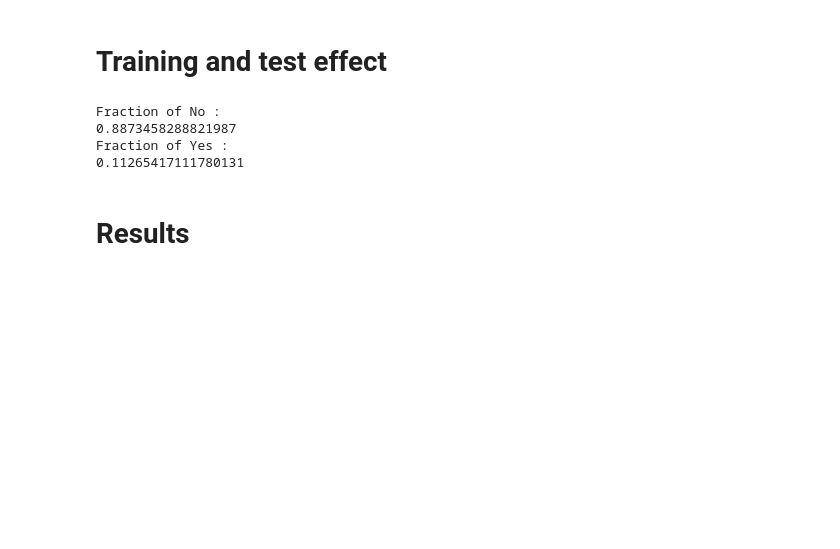
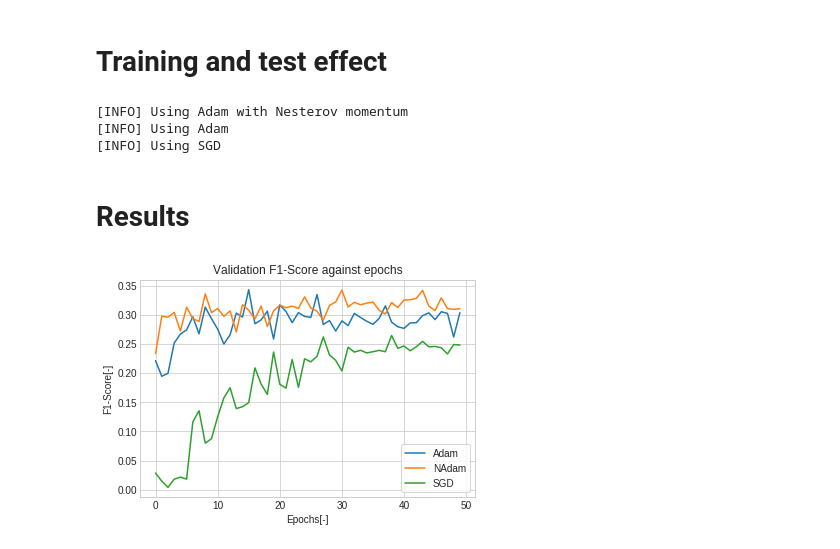
Before and after one commit to jalil-M/Opt-Project, a Jupyter notebook: project.ipynb, the cells around one changed output. Cells and saved outputs as stored; diff of their text form; code cells hidden in the pictures; blank space fills up the shorter version.

Commit message:
change to nadam

```diff
--- a/project.ipynb
+++ b/project.ipynb
@@ -125,33 +123,3 @@ spects, sgd_f1, sgd_precision, sgd_recall, adam_f1, adam_precision, adam_recall,
-# %%
-plt.style.use('seaborn-whitegrid')
-plt.plot(spects, sgd_f1, label='SGD')
-plt.plot(spects, adam_f1, label='Adam')
-plt.plot(spects, radam_f1, label='RAdam')
-plt.xlabel('Balance of the data set[-]')
-plt.ylabel('F1 Score[-]')
-plt.title('F1 Score against spectrum balance with TANH')
-plt.legend(loc='upper right')
-plt.savefig('figures/f1-spect-TANH.png')
-# %%
-plt.style.use('seaborn-whitegrid')
-plt.plot(spects, sgd_recall, label='SGD')
-plt.plot(spects, adam_recall, label='Adam')
-plt.plot(spects, radam_recall, label='RAdam')
-plt.xlabel('Balance of the data set[-]')
-plt.title('Recall against spectrum balance with TANH')
-plt.ylabel('Recall[-]')
-plt.legend(loc='upper right')
-plt.savefig('figures/recall-spect-TANH.png')
-# %%
-plt.style.use('seaborn-whitegrid')
-plt.plot(spects, sgd_precision, label='SGD')
-plt.plot(spects, adam_precision, label='Adam')
-plt.plot(spects, radam_precision, label='RAdam')
-plt.xlabel('Balance of the data set[-]')
-plt.ylabel('Precision[-]')
-plt.title('Precision against spectrum balance with TANH')
-plt.legend(loc='upper right')
-plt.savefig('figures/precision-spect-TANH.png')
 # %% [markdown]
 # Training and test effect
 # %%
@@ -192,7 +165,0 @@ def run_training_benchmarking(data, epochs = 50):
-# %%
-sgd_val_loss, radam_val_loss, adam_val_loss = run_training_benchmarking(data)
-# %% [output]
-Fraction of No :
-0.8873458288821987
-Fraction of Yes :
-0.11265417111780131
@@ -201,12 +166,20 @@ radam_val_loss
+# %%
+sgd_val_f1, adam_val_f1, nadam_val_f1 = run_training_benchmarking(data)
+# %% [output]
+[INFO] Using Adam with Nesterov momentum
+[INFO] Using Adam
+[INFO] Using SGD
 # %% [markdown]
 # Results
 # %%
 plt.style.use('seaborn-whitegrid')
-plt.plot(np.array(adam_val_loss).mean(axis=0), label='Adam')
-plt.plot(np.array(radam_val_loss).mean(axis=0), label='RAdam')
-plt.plot(np.array(sgd_val_loss).mean(axis=0), label='SGD')
+plt.plot(adam_val_f1, label='Adam')
+plt.plot(nadam_val_f1, label='NAdam')
+plt.plot(sgd_val_f1, label='SGD')
 plt.xlabel('Epochs[-]')
-plt.ylabel('Loss[-]')
-plt.title('Validation loss against epochs')
+plt.ylabel('F1-Score[-]')
+plt.title('Validation F1-Score against epochs')
 plt.legend(loc='lower right', frameon = True)
-plt.savefig('figures/loss-epochs.png')
+plt.savefig('figures/f1-epochs.png')
+# %% [output]
+[figure, added]
```
Also changed, not shown: parts of 12 cells of this notebook.
